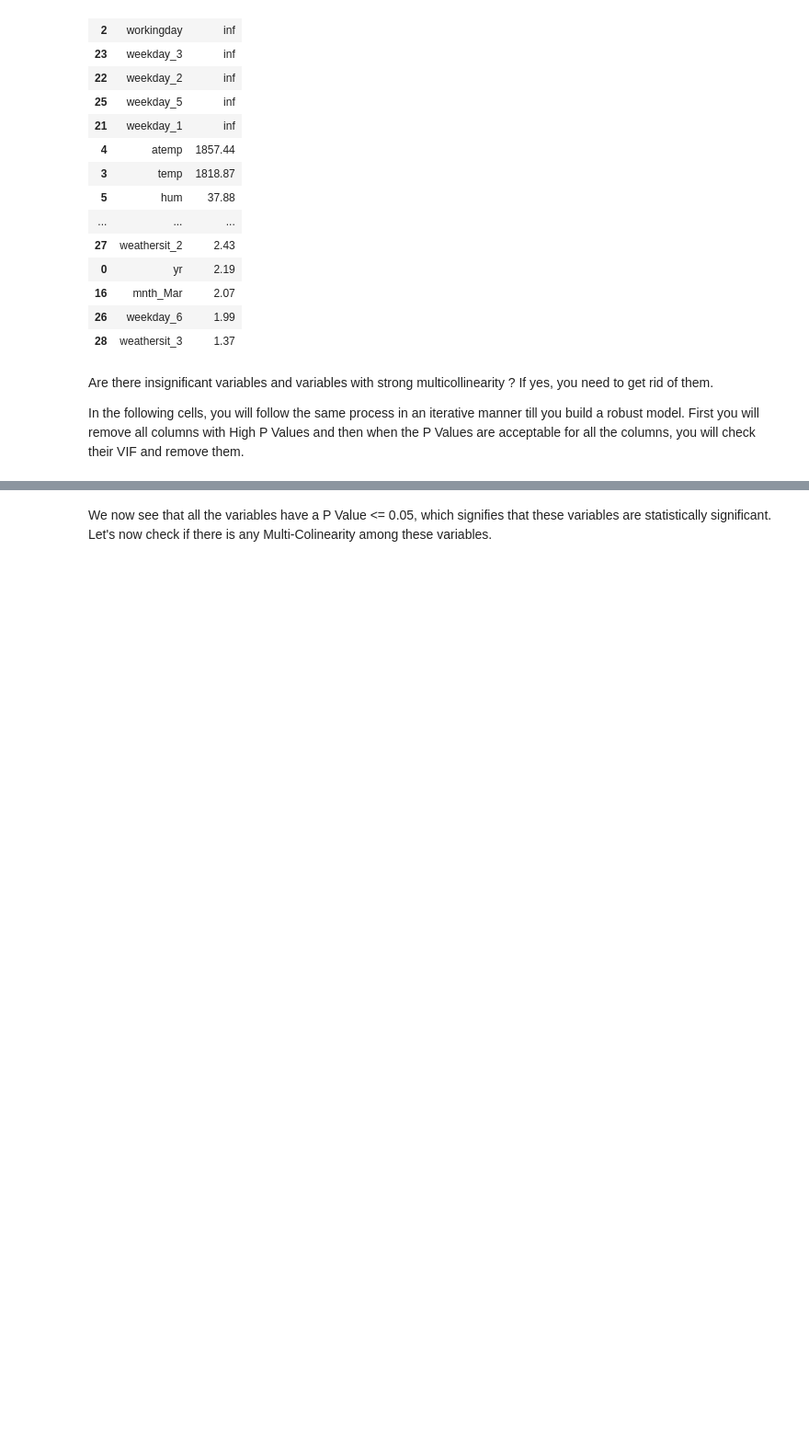
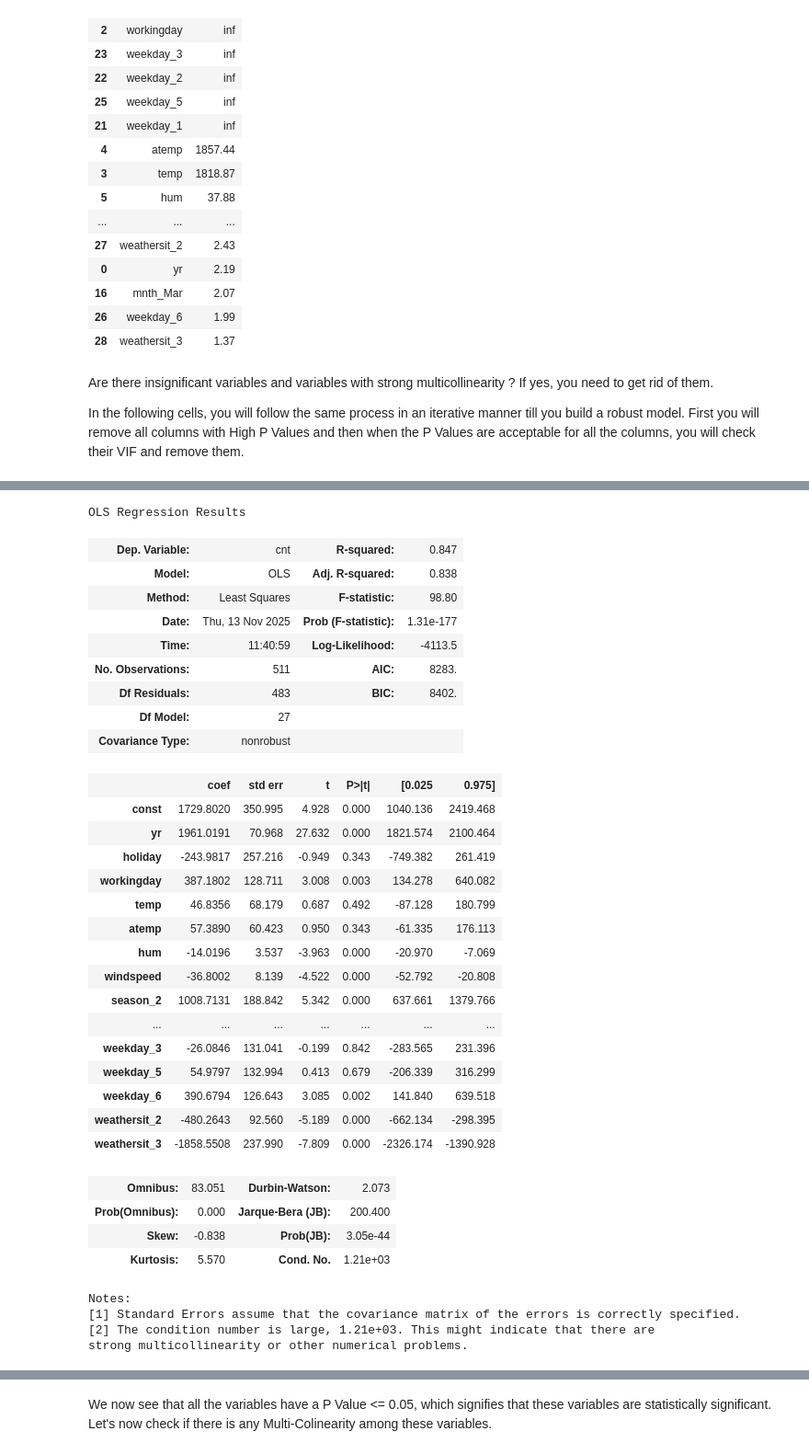
Before and after one commit to elisemyr/LAB3_MACHINE_LEARNING, a Jupyter notebook: lab3/Lab3_ML_AIDAMS_Student.ipynb, the cells around one changed output, grey strips where cells are left out. Shown at 92% size. Cells and saved outputs as stored; diff of their text form; code cells hidden in the pictures; blank space fills up the shorter version.

```diff
--- a/lab3/Lab3_ML_AIDAMS_Student.ipynb
+++ b/lab3/Lab3_ML_AIDAMS_Student.ipynb
@@ -598,5 +598,46 @@ Notes:
 strong multicollinearity problems or that the design matrix is singular.
 # %%
 # Removing 'weekday_4' due to high P-Value and appling OLS again
+
+X = X.drop('weekday_4',axis=1)
+X_train_sm= sm.add_constant(X)
+lr = sm.OLS(y_train, X_train_sm)
+lr_model3 = lr.fit()
+lr_model3.summary()
+# %% [output]
+OLS Regression Results
+| Dep. Variable: | cnt | R-squared: | 0.847 |
+| Model: | OLS | Adj. R-squared: | 0.838 |
+| Method: | Least Squares | F-statistic: | 98.80 |
+| Date: | Thu, 13 Nov 2025 | Prob (F-statistic): | 1.31e-177 |
+| Time: | 11:40:59 | Log-Likelihood: | -4113.5 |
+| No. Observations: | 511 | AIC: | 8283. |
+| Df Residuals: | 483 | BIC: | 8402. |
+| Df Model: | 27 |  |  |
+| Covariance Type: | nonrobust |  |  |
+|  | coef | std err | t | P>|t| | [0.025 | 0.975] |
+| const | 1729.8020 | 350.995 | 4.928 | 0.000 | 1040.136 | 2419.468 |
+| yr | 1961.0191 | 70.968 | 27.632 | 0.000 | 1821.574 | 2100.464 |
+| holiday | -243.9817 | 257.216 | -0.949 | 0.343 | -749.382 | 261.419 |
+| workingday | 387.1802 | 128.711 | 3.008 | 0.003 | 134.278 | 640.082 |
+| temp | 46.8356 | 68.179 | 0.687 | 0.492 | -87.128 | 180.799 |
+| atemp | 57.3890 | 60.423 | 0.950 | 0.343 | -61.335 | 176.113 |
+| hum | -14.0196 | 3.537 | -3.963 | 0.000 | -20.970 | -7.069 |
+| windspeed | -36.8002 | 8.139 | -4.522 | 0.000 | -52.792 | -20.808 |
+| season_2 | 1008.7131 | 188.842 | 5.342 | 0.000 | 637.661 | 1379.766 |
+| ... | ... | ... | ... | ... | ... | ... |
+| weekday_3 | -26.0846 | 131.041 | -0.199 | 0.842 | -283.565 | 231.396 |
+| weekday_5 | 54.9797 | 132.994 | 0.413 | 0.679 | -206.339 | 316.299 |
+| weekday_6 | 390.6794 | 126.643 | 3.085 | 0.002 | 141.840 | 639.518 |
+| weathersit_2 | -480.2643 | 92.560 | -5.189 | 0.000 | -662.134 | -298.395 |
+| weathersit_3 | -1858.5508 | 237.990 | -7.809 | 0.000 | -2326.174 | -1390.928 |
+| Omnibus: | 83.051 | Durbin-Watson: | 2.073 |
+| Prob(Omnibus): | 0.000 | Jarque-Bera (JB): | 200.400 |
+| Skew: | -0.838 | Prob(JB): | 3.05e-44 |
+| Kurtosis: | 5.570 | Cond. No. | 1.21e+03 |
+Notes:
+[1] Standard Errors assume that the covariance matrix of the errors is correctly specified.
+[2] The condition number is large, 1.21e+03. This might indicate that there are
+strong multicollinearity or other numerical problems.
 # %%
 # Removing 'mnth_Oct' due to high P-Value and appling OLS again
```
Also changed, not shown: parts of 25 cells of this notebook.
